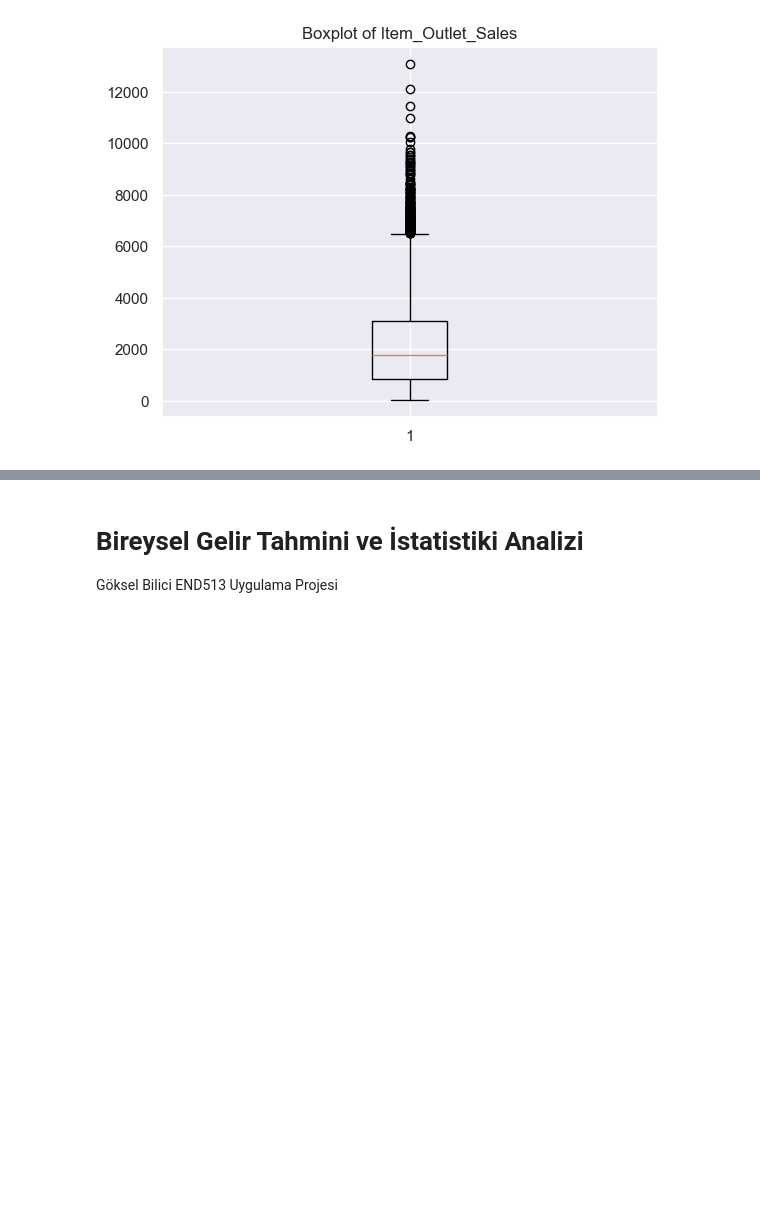
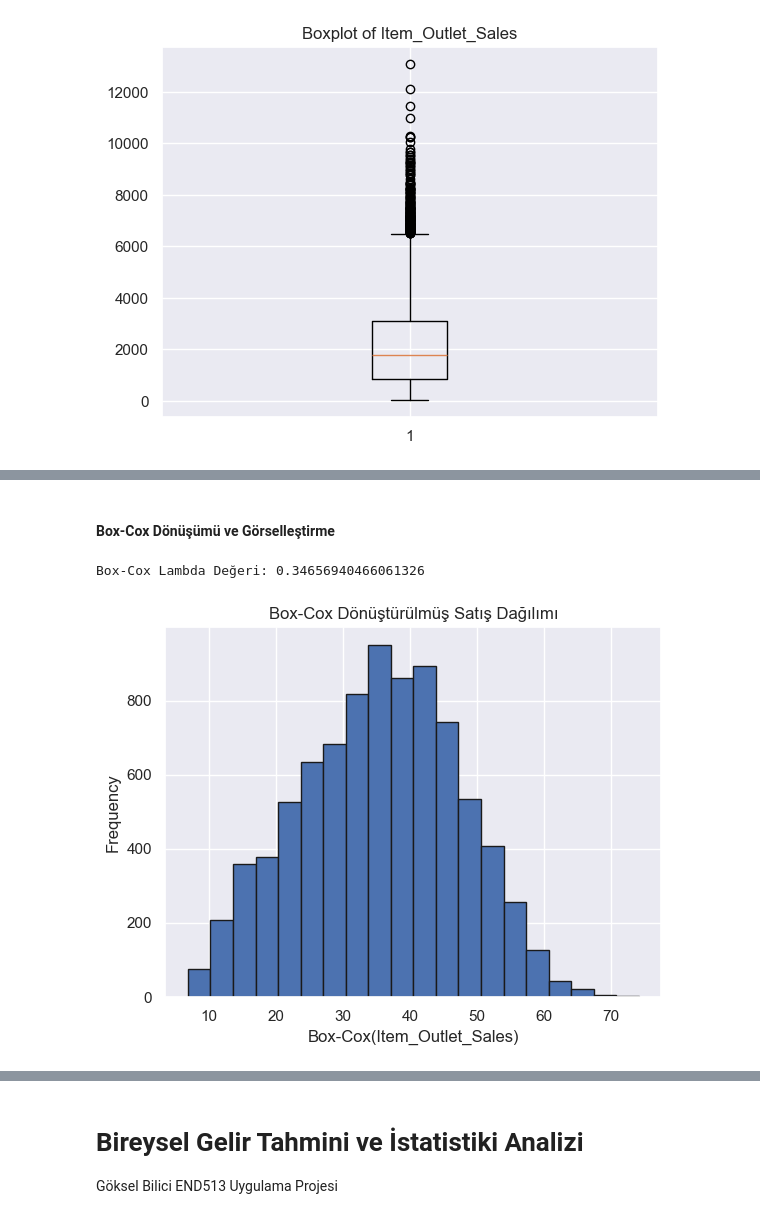
Before and after one commit to gokselbilici/advanced_stats, a Jupyter notebook: Göksel Bilici END513 Proje Bireysel Gider.ipynb, the cells around one changed output, grey strips where cells are left out. Saved outputs shown, nothing was run; the diff lists cells and outputs as text; code cells hidden in the pictures; blank space fills up the shorter version.

```diff
--- a/Göksel Bilici END513 Proje Bireysel Gider.ipynb
+++ b/Göksel Bilici END513 Proje Bireysel Gider.ipynb
@@ -123,0 +184,3 @@ np.int64(0)
+# %%
+# Verimizi çekelim
+data = pd.read_csv('bmsf_train.csv')
@@ -735,0 +1006,23 @@ Reject H0: The data does not follow the normal distribution.
+# %% [markdown]
+#### Box-Cox Dönüşümü ve Görselleştirme
+# %%
+# Pozitif değer kontrolü
+if (data_analyze['Item_Outlet_Sales'] > 0).all():
+    # Box-Cox dönüşümü
+    boxcox_transformed, lambda_val = boxcox(data_analyze['Item_Outlet_Sales'])
+    data_analyze['BoxCox_Item_Outlet_Sales'] = boxcox_transformed
+
+    # Lambda değerini yazdır
+    print(f"Box-Cox Lambda Değeri: {lambda_val}")
+
+    # Box-Cox dönüşümlü verinin dağılımı
+    plt.hist(boxcox_transformed, bins=20, edgecolor='k')
+    plt.title("Box-Cox Dönüştürülmüş Satış Dağılımı")
+    plt.xlabel("Box-Cox(Item_Outlet_Sales)")
+    plt.ylabel("Frequency")
+    plt.show()
+else:
+    print("Box-Cox dönüşümü uygulanabilmesi için tüm değerler pozitif olmalıdır.")
+# %% [output]
+Box-Cox Lambda Değeri: 0.34656940466061326
+[figure, added]
```
Also changed, not shown: parts of 109 cells of this notebook, 1 other file.
